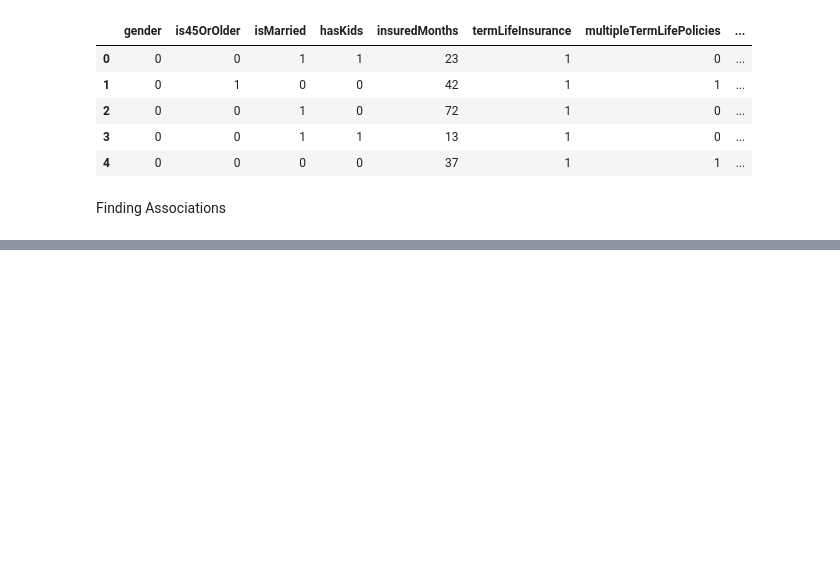
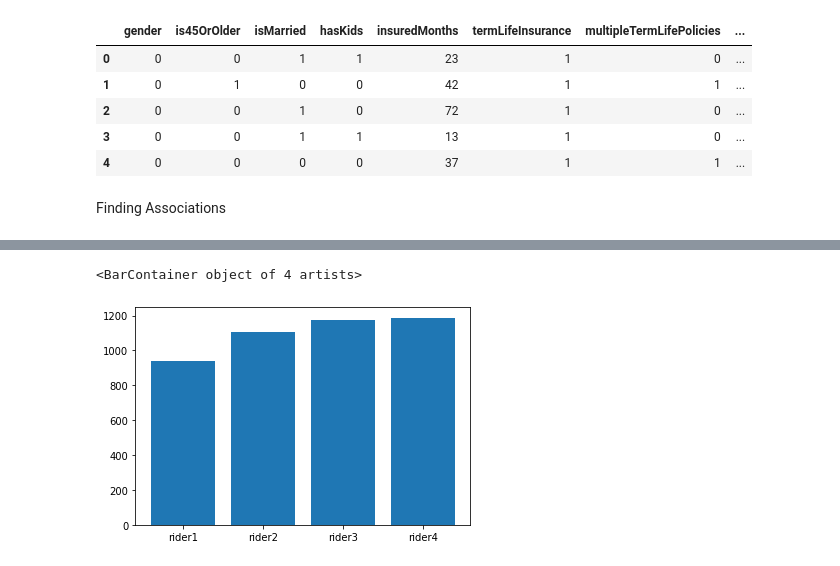
Before and after one commit to yongzpp/Assessment, a Jupyter notebook: Assessment_(Govtech).ipynb, the cells around one changed output, grey strips where cells are left out. Drawn from its saved outputs; the diff is of its cells as text; code cells hidden in the pictures; blank space fills up the shorter version.

```diff
--- a/Assessment_(Govtech).ipynb
+++ b/Assessment_(Govtech).ipynb
@@ -323,0 +399,12 @@ Finding Associations
+# %%
+# What is the most popular rider for married people?
+tmp = df.loc[df['isMarried'] == 1]
+most_popular = []
+number_of_subs = []
+for i in ["rider1", "rider2", "rider3", "rider4"]:
+    number_of_subs.append(tmp[i].sum())
+    most_popular.append(i)
+plt.bar(most_popular, number_of_subs)
+# %% [output]
+<BarContainer object of 4 artists>
+[figure, added]
```
Also changed, not shown: parts of 16 cells of this notebook.
